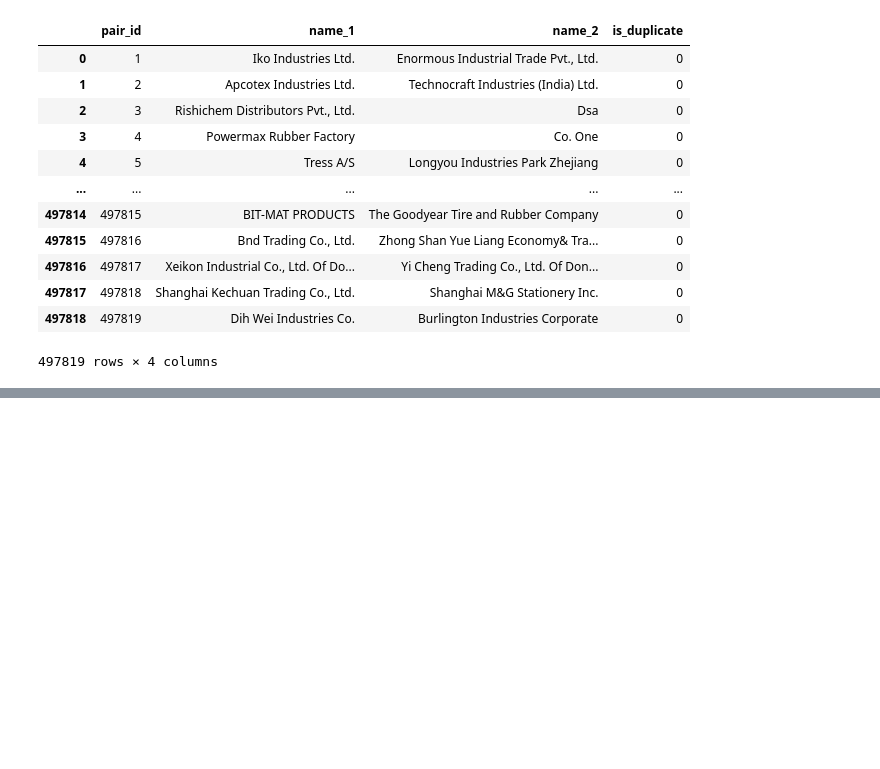
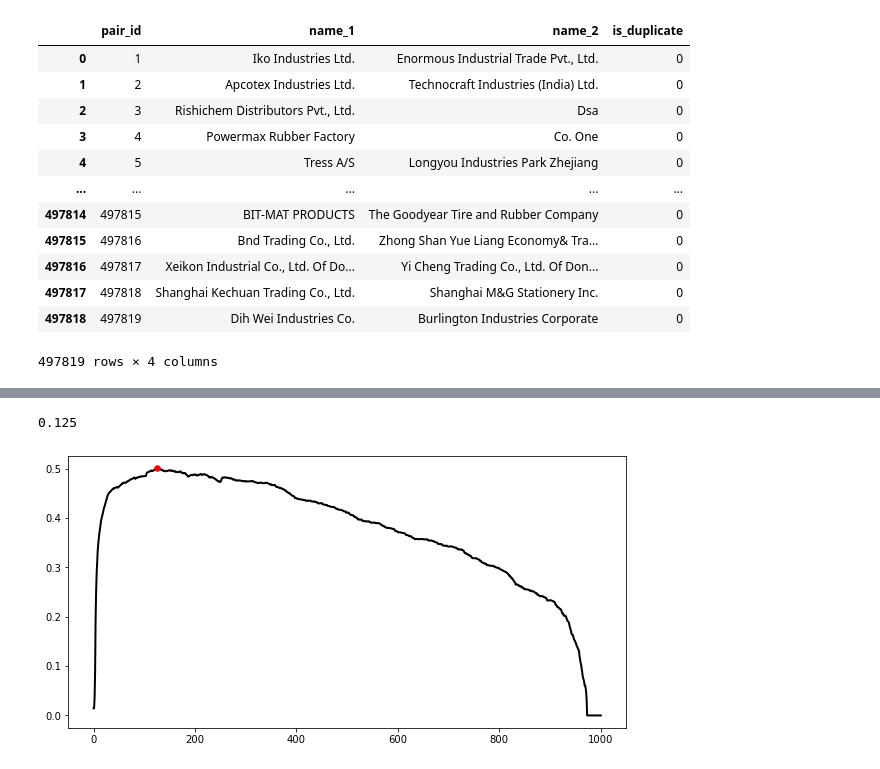
Before and after one commit to Klaasibub/SameCorporation, a Jupyter notebook: notebooks/search_for_duplicates_f1_0501 (logistic regression).ipynb, the cells around one changed output, grey strips where cells are left out. Saved outputs shown, nothing was run; the diff lists cells and outputs as text; code cells hidden in the pictures; blank space fills up the shorter version.

```diff
--- a/notebooks/search_for_duplicates_f1_0498_bag_of_words,_repeatability,_IDF.ipynb
+++ b/notebooks/search_for_duplicates_f1_0501 (logistic regression).ipynb
@@ -240,0 +170,24 @@ rslt_fp
+# %%
+duplicate_pred_proba = reg.predict_proba(X_test)
+duplicate_pred = reg.predict(X_test)
+# %%
+duplicate_pred_proba0 = []
+duplicate_pred_proba1 = []
+for i in range(len(duplicate_pred_proba)):
+    duplicate_pred_proba0.append(duplicate_pred_proba[i][0])
+    duplicate_pred_proba1.append(duplicate_pred_proba[i][1])
+# %%
+train = pd.read_csv('train.csv')
+
+result = X_test.merge(train, left_index=True, right_index=True, how='inner')
+result = result.drop(columns = ['name_1_match',
+                                'name_2_match',
+                                'name_match',
+                                'repeatability'])
+
+result['proba_0'] = duplicate_pred_proba0
+result['proba_1'] = duplicate_pred_proba1
+
+result['is_duplicate_predict'] = duplicate_pred
+
+result
@@ -240,0 +208,25 @@ rslt_fp
+# %%
+f1_low = []
+
+duplicate = result['is_duplicate']
+
+for i in range(1001):
+    result['is_duplicate_predict'] = np.where((result['proba_1'] > i/1000), 1, 0)
+
+    duplicate_predict = result['is_duplicate_predict']
+    f1_low.append(f1_score(duplicate, duplicate_predict))
+
+f1_low_float = f1_low.index(max(f1_low))/1000
+f1_low_float
+# %% [output]
+0.125
+# %%
+fig = plt.figure (figsize=(10, 5))
+ax = plt.axes()
+
+plt.plot(f1_low, linewidth=2.0, c="black", zorder=0)
+ax.scatter (f1_low_float*1000, max(f1_low), s=30, c="red", zorder=1)
+
+plt.show()
+# %% [output]
+[figure, added]
```
Also changed, not shown: parts of 38 cells of this notebook, 2 other files.
